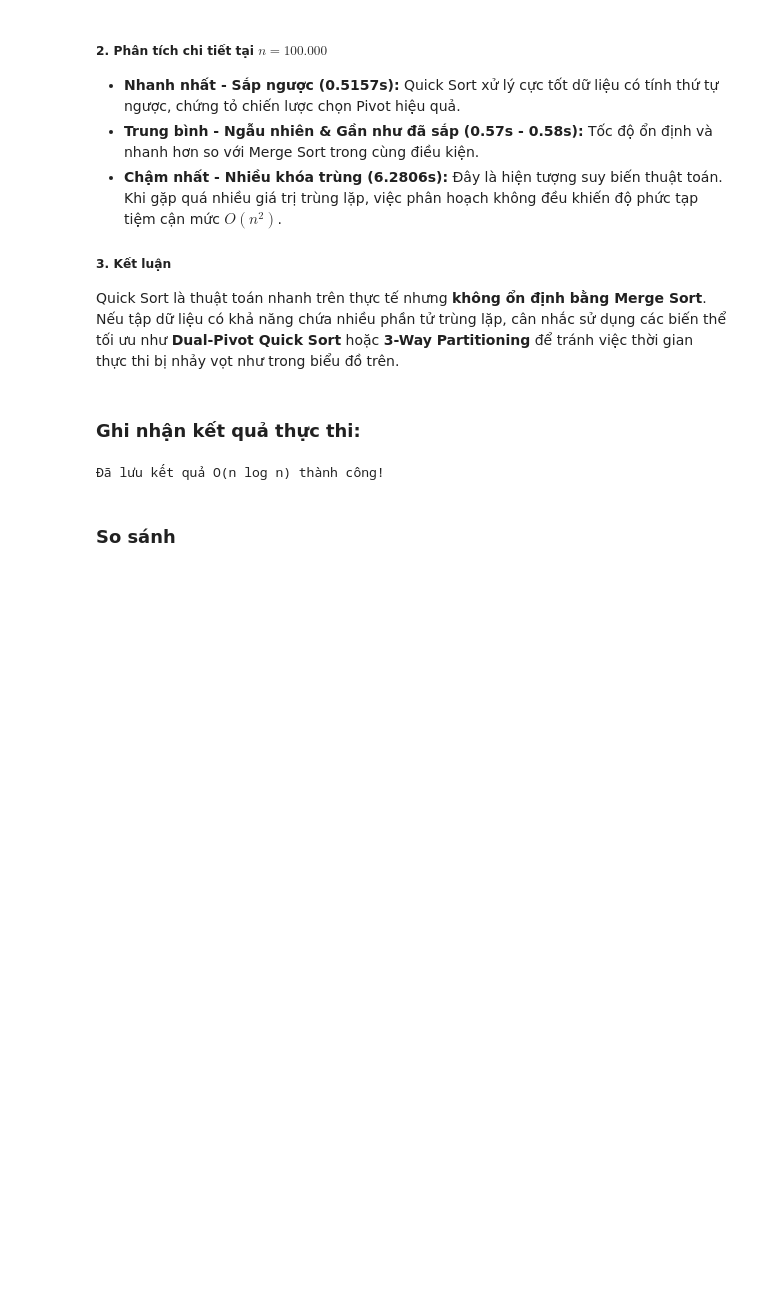
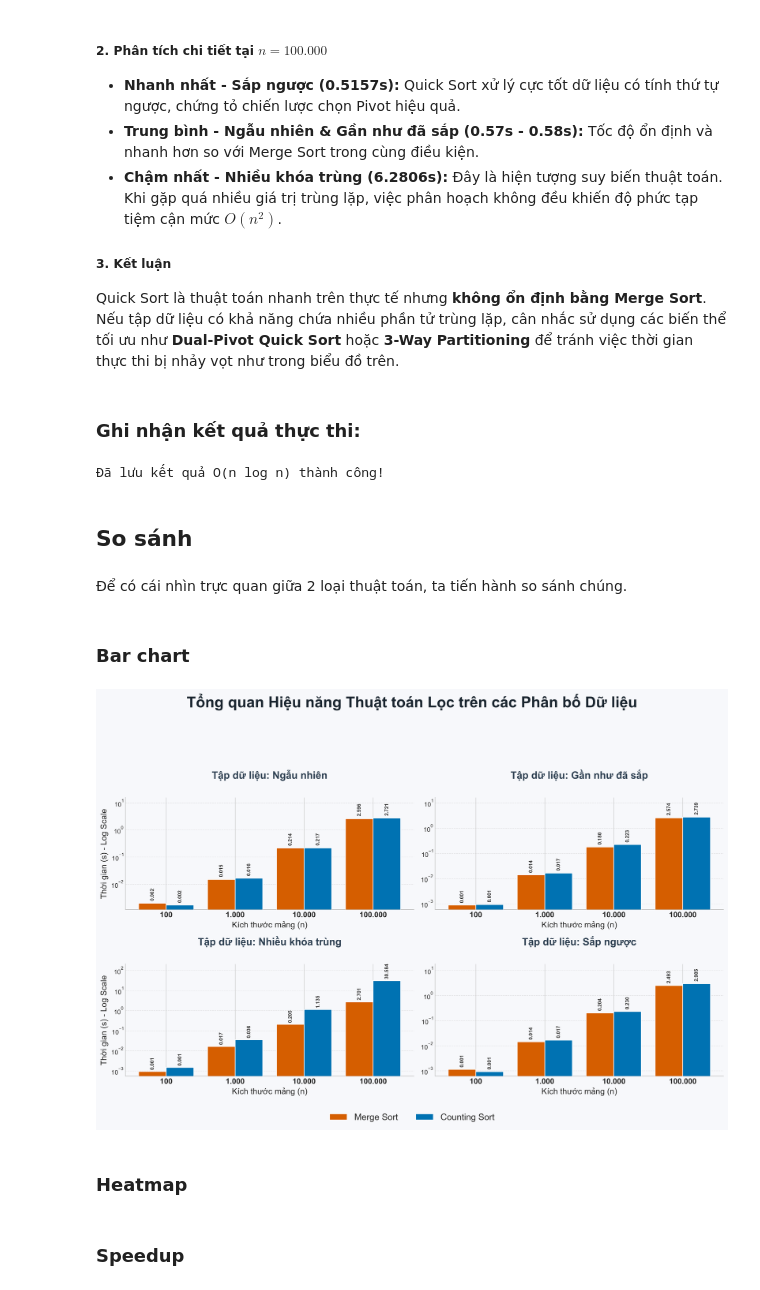
Before and after one commit to cyhapun/sorting-algorithms-benchmark, a Jupyter notebook: src/logarit_algorithm.ipynb, the cells around one changed output. Drawn from its saved outputs; the diff is of its cells as text; code cells hidden in the pictures; blank space fills up the shorter version.

```diff
--- a/src/logarit_algorithm.ipynb
+++ b/src/logarit_algorithm.ipynb
@@ -206,4 +206,27 @@ print("Đã lưu kết quả O(n log n) thành công!")
 # %% [output]
 Đã lưu kết quả O(n log n) thành công!
 # %% [markdown]
-### So sánh
+## So sánh
+# %% [markdown]
+Để có cái nhìn trực quan giữa 2 loại thuật toán, ta tiến hành so sánh chúng.
+# %%
+all_algo_results = {
+    "Merge Sort": results_n_logn,
+    "Counting Sort": results_n_logn_bonus
+}
+
+sizes = [100, 1000, 10000, 100000]
+datasets = ['random', 'nearly_sorted', 'many_duplicates', 'reverse_sorted']
+# %% [markdown]
+### Bar chart
+# %%
+plot_comprehensive_barchart_grid(
+    all_results=all_algo_results,
+    sizes=sizes,
+    datasets=datasets,
+    title="Tổng quan Hiệu năng Thuật toán Lọc trên các Phân bố Dữ liệu"
+)
+# %% [output]
+[figure, added]
+# %% [markdown]
+### Heatmap
@@ -209,0 +235,2 @@ print("Đã lưu kết quả O(n log n) thành công!")
+# %% [markdown]
+### Speedup
```
Also changed, not shown: parts of 6 cells of this notebook, 3 other files.
